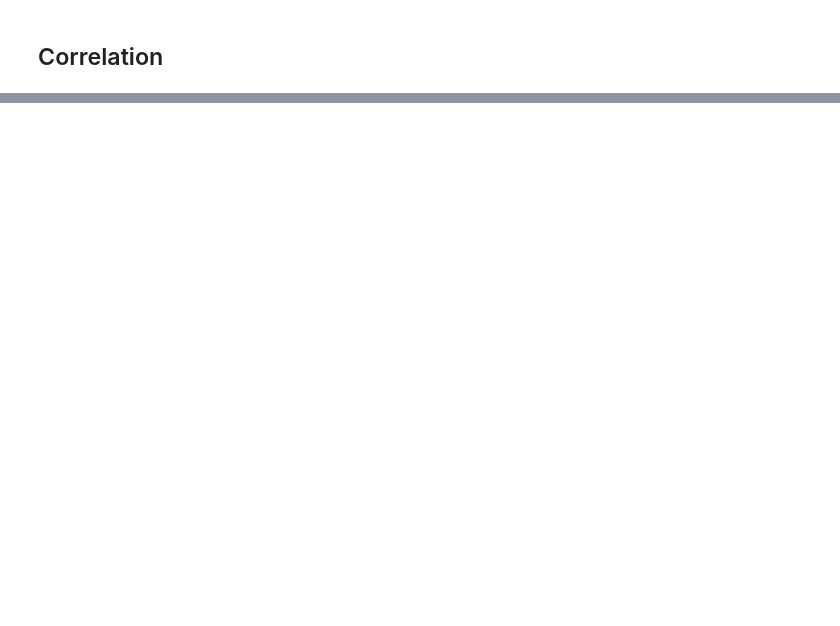
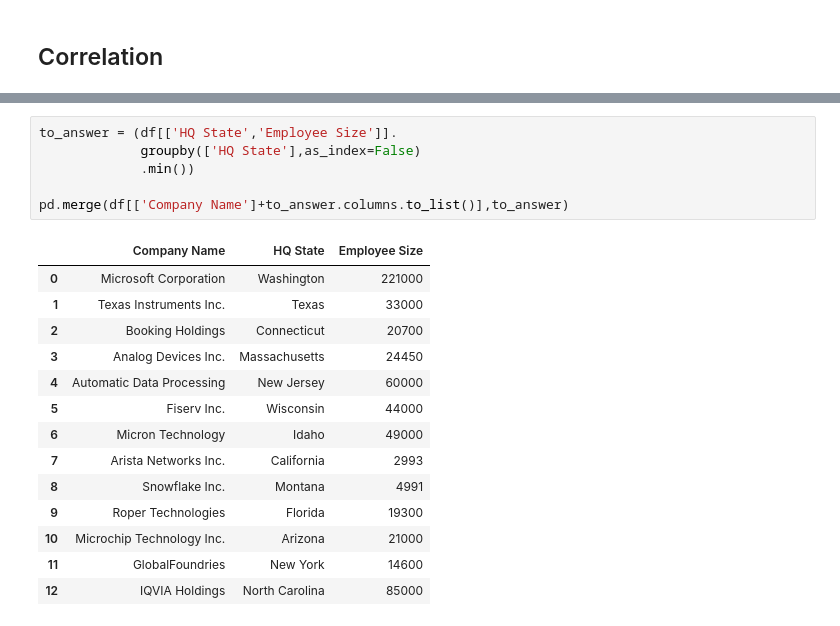
Before and after one commit to Antony-evm/Top-50-US-Companies-EDA, a Jupyter notebook: Top 50 US Tech Companies.ipynb, the cells around one changed output, grey strips where cells are left out. Drawn from its saved outputs; the diff is of its cells as text; blank space fills up the shorter version.

```diff
--- a/Top 50 US Tech Companies.ipynb
+++ b/Top 50 US Tech Companies.ipynb
@@ -258,0 +355,21 @@ fig.show()
+# %%
+to_answer = (df[['HQ State','Employee Size']].
+             groupby(['HQ State'],as_index=False)
+             .min())
+
+pd.merge(df[['Company Name']+to_answer.columns.to_list()],to_answer)
+# %% [output]
+|  | Company Name | HQ State | Employee Size |
+| 0 | Microsoft Corporation | Washington | 221000 |
+| 1 | Texas Instruments Inc. | Texas | 33000 |
+| 2 | Booking Holdings | Connecticut | 20700 |
+| 3 | Analog Devices Inc. | Massachusetts | 24450 |
+| 4 | Automatic Data Processing | New Jersey | 60000 |
+| 5 | Fiserv Inc. | Wisconsin | 44000 |
+| 6 | Micron Technology | Idaho | 49000 |
+| 7 | Arista Networks Inc. | California | 2993 |
+| 8 | Snowflake Inc. | Montana | 4991 |
+| 9 | Roper Technologies | Florida | 19300 |
+| 10 | Microchip Technology Inc. | Arizona | 21000 |
+| 11 | GlobalFoundries | New York | 14600 |
+| 12 | IQVIA Holdings | North Carolina | 85000 |
```
Also changed, not shown: parts of 13 cells of this notebook, 1 other file.
